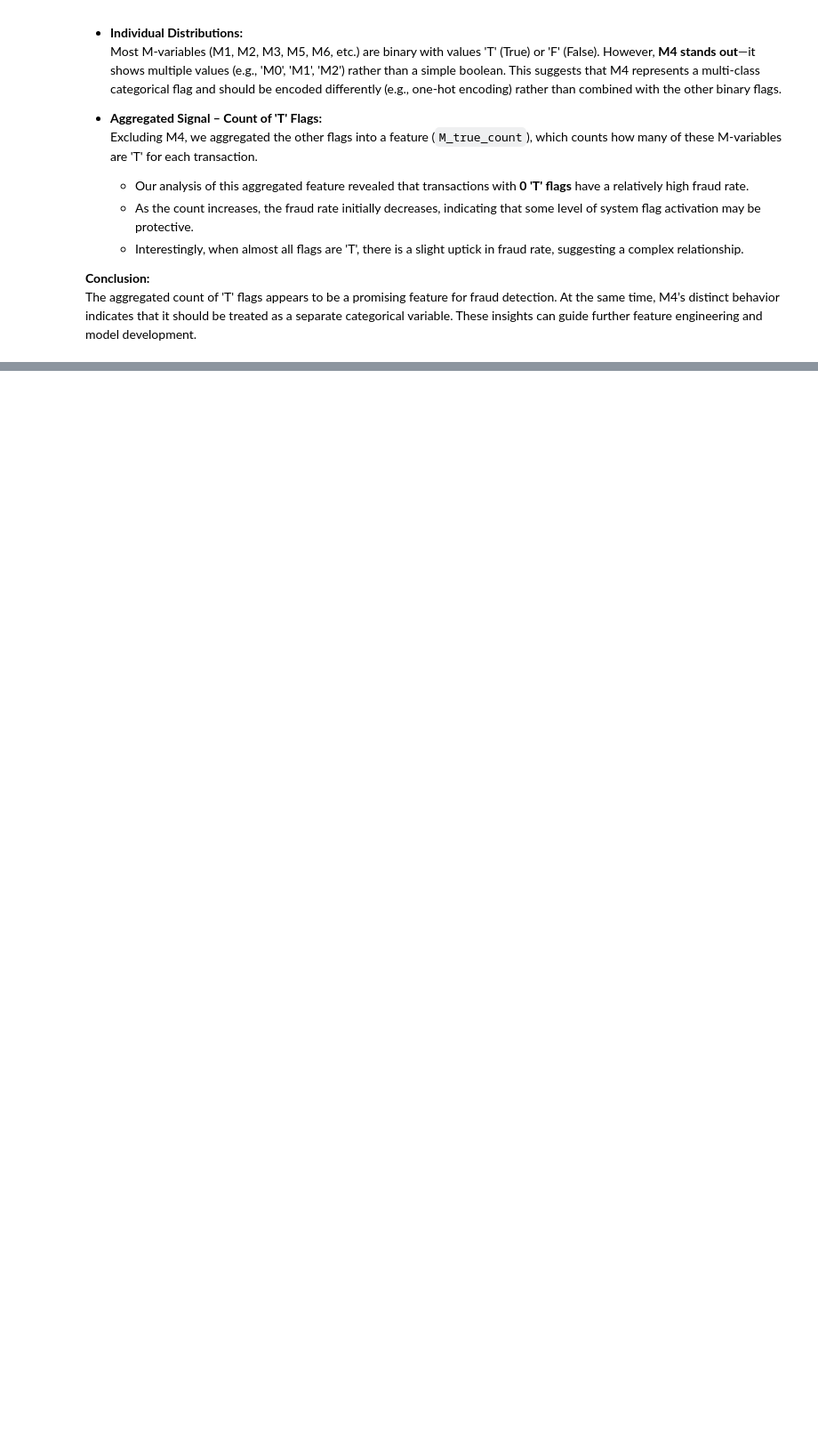
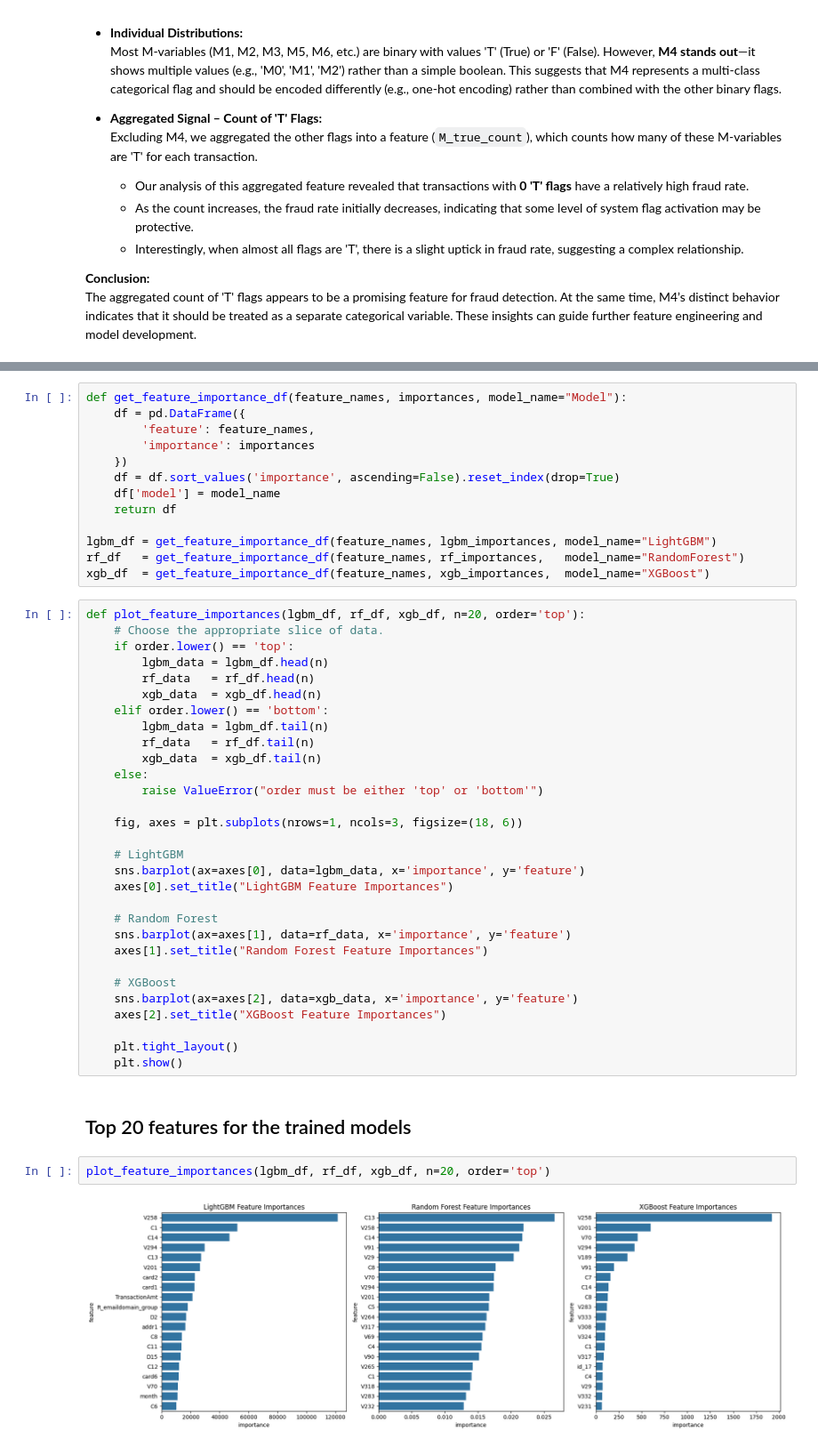
Before and after one commit to elnurisg/ieee-fraud-detection, a Jupyter notebook: notebooks/FeatureEngineering.ipynb, the cells around one changed output, grey strips where cells are left out. Shown: that part at 89% size. Cells and saved outputs as stored; diff of their text form; blank space fills up the shorter version.

Commit message:
Add feature importance analysis

```diff
--- a/notebooks/FeatureEngineering.ipynb
+++ b/notebooks/FeatureEngineering.ipynb
@@ -493,0 +519,49 @@ The aggregated count of 'T' flags appears to be a promising feature for fraud de
+# %%
+def get_feature_importance_df(feature_names, importances, model_name="Model"):
+    df = pd.DataFrame({
+        'feature': feature_names,
+        'importance': importances
+    })
+    df = df.sort_values('importance', ascending=False).reset_index(drop=True)
+    df['model'] = model_name
+    return df
+
+lgbm_df = get_feature_importance_df(feature_names, lgbm_importances, model_name="LightGBM")
+rf_df   = get_feature_importance_df(feature_names, rf_importances,   model_name="RandomForest")
+xgb_df  = get_feature_importance_df(feature_names, xgb_importances,  model_name="XGBoost")
+# %%
+def plot_feature_importances(lgbm_df, rf_df, xgb_df, n=20, order='top'):
+    # Choose the appropriate slice of data.
+    if order.lower() == 'top':
+        lgbm_data = lgbm_df.head(n)
+        rf_data   = rf_df.head(n)
+        xgb_data  = xgb_df.head(n)
+    elif order.lower() == 'bottom':
+        lgbm_data = lgbm_df.tail(n)
+        rf_data   = rf_df.tail(n)
+        xgb_data  = xgb_df.tail(n)
+    else:
+        raise ValueError("order must be either 'top' or 'bottom'")
+
+    fig, axes = plt.subplots(nrows=1, ncols=3, figsize=(18, 6))
+
+    # LightGBM
+    sns.barplot(ax=axes[0], data=lgbm_data, x='importance', y='feature')
+    axes[0].set_title("LightGBM Feature Importances")
+
+    # Random Forest
+    sns.barplot(ax=axes[1], data=rf_data, x='importance', y='feature')
+    axes[1].set_title("Random Forest Feature Importances")
+
+    # XGBoost
+    sns.barplot(ax=axes[2], data=xgb_data, x='importance', y='feature')
+    axes[2].set_title("XGBoost Feature Importances")
+
+    plt.tight_layout()
+    plt.show()
+# %% [markdown]
+## Top 20 features for the trained models
+# %%
+plot_feature_importances(lgbm_df, rf_df, xgb_df, n=20, order='top')
+# %% [output]
+[figure, added]
```
Also changed, not shown: parts of 8 cells of this notebook.
